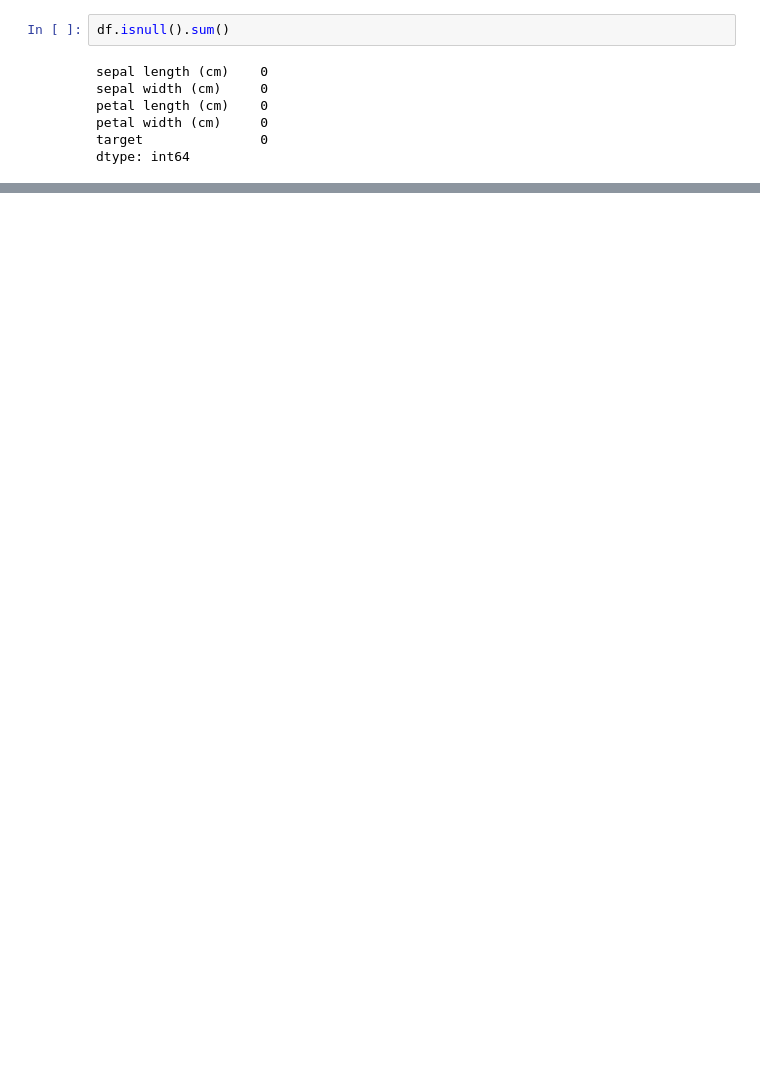
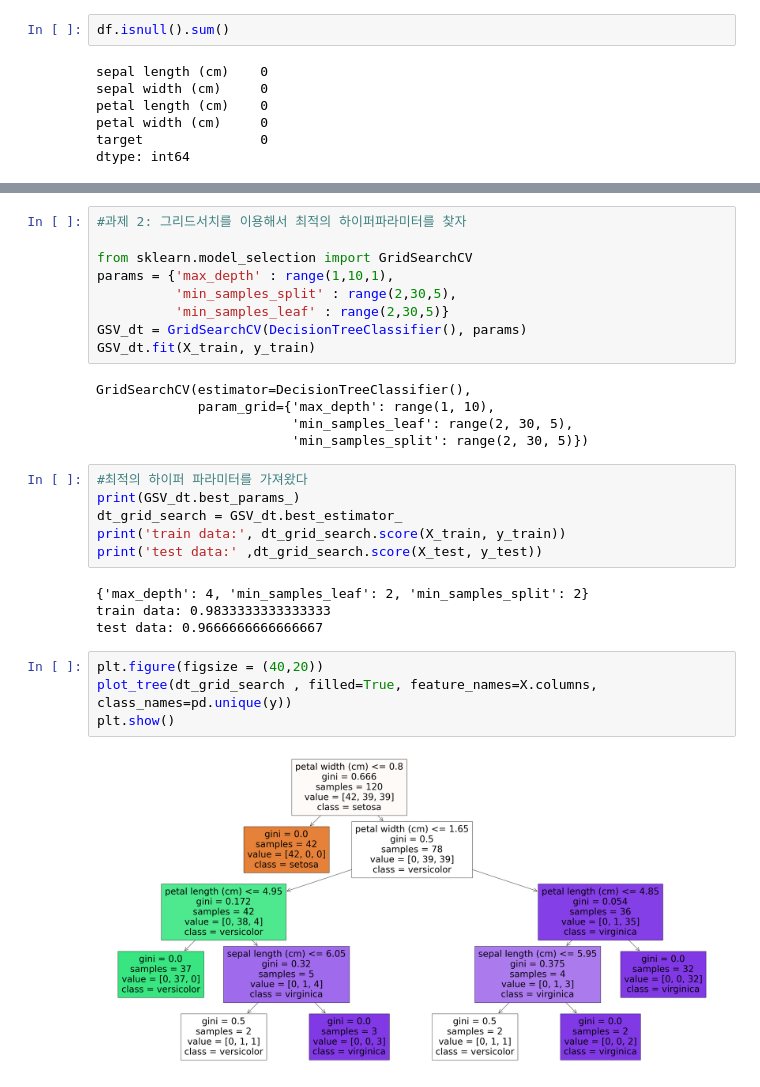
Before and after one commit to JangWoojun/Machine-Learning, a Jupyter notebook: iris분류.ipynb, the cells around one changed output, grey strips where cells are left out. Saved outputs shown, nothing was run; the diff lists cells and outputs as text; blank space fills up the shorter version.

```diff
--- a/iris분류.ipynb
+++ b/iris분류.ipynb
@@ -145,0 +227,30 @@ Name: target, Length: 150, dtype: object
+# %%
+#과제 2: 그리드서치를 이용해서 최적의 하이퍼파라미터를 찾자
+
+from sklearn.model_selection import GridSearchCV
+params = {'max_depth' : range(1,10,1),
+          'min_samples_split' : range(2,30,5),
+          'min_samples_leaf' : range(2,30,5)}
+GSV_dt = GridSearchCV(DecisionTreeClassifier(), params)
+GSV_dt.fit(X_train, y_train)
+# %% [output]
+GridSearchCV(estimator=DecisionTreeClassifier(),
+             param_grid={'max_depth': range(1, 10),
+                         'min_samples_leaf': range(2, 30, 5),
+                         'min_samples_split': range(2, 30, 5)})
+# %%
+#최적의 하이퍼 파라미터를 가져왔다
+print(GSV_dt.best_params_)
+dt_grid_search = GSV_dt.best_estimator_
+print('train data:', dt_grid_search.score(X_train, y_train))
+print('test data:' ,dt_grid_search.score(X_test, y_test))
+# %% [output]
+{'max_depth': 4, 'min_samples_leaf': 2, 'min_samples_split': 2}
+train data: 0.9833333333333333
+test data: 0.9666666666666667
+# %%
+plt.figure(figsize = (40,20))
+plot_tree(dt_grid_search , filled=True, feature_names=X.columns, class_names=pd.unique(y))
+plt.show()
+# %% [output]
+[figure, added]
```
Also changed, not shown: parts of 22 cells of this notebook.
